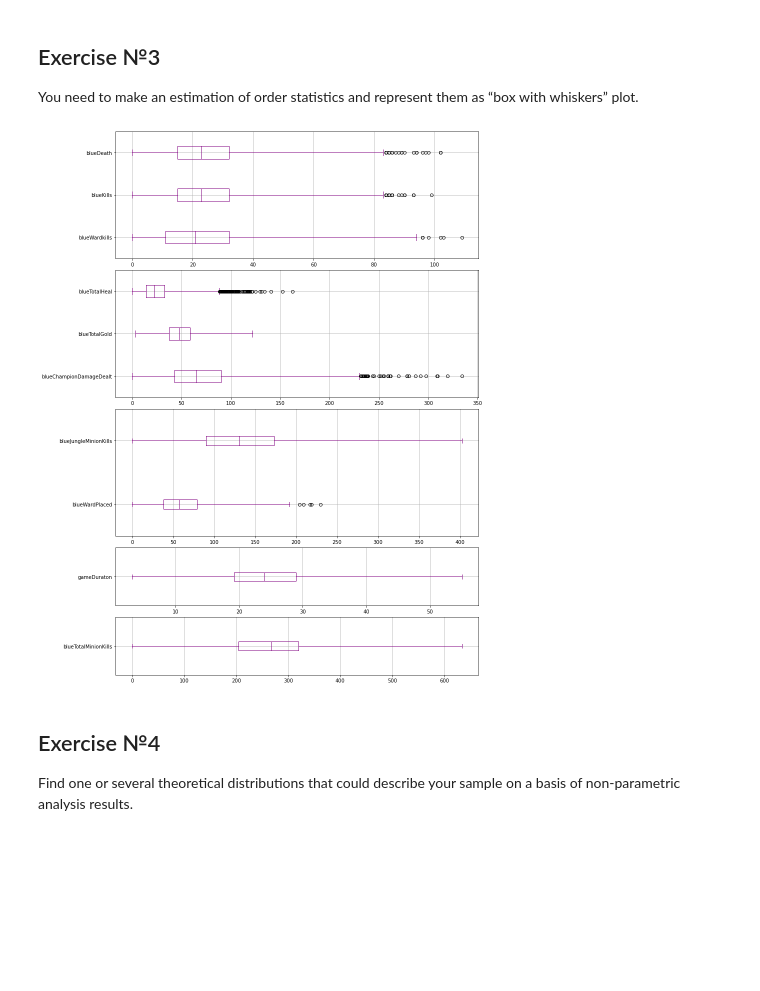
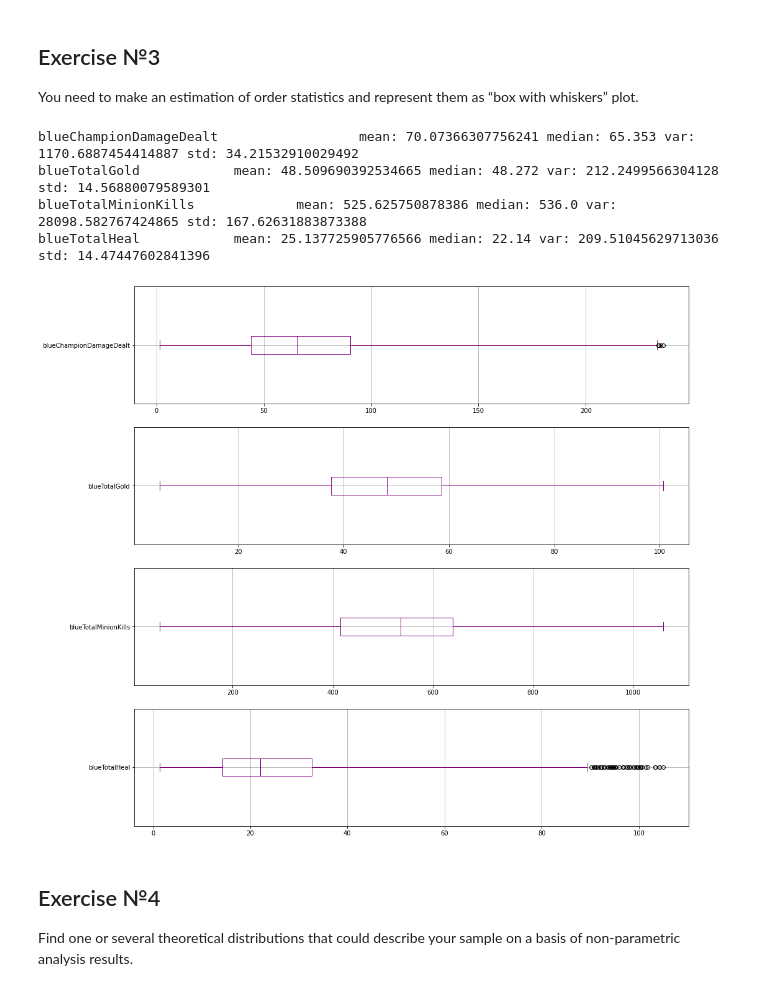
Before and after one commit to vandosik/M-M-MSA, a Jupyter notebook: Lab_1/lab_1_3thDataset.ipynb, the cells around one changed output. Saved outputs shown, nothing was run; the diff lists cells and outputs as text; code cells hidden in the pictures; blank space fills up the shorter version.

```diff
--- a/Lab_1/lab_1_3thDataset.ipynb
+++ b/Lab_1/lab_1_3thDataset.ipynb
@@ -112,32 +134,27 @@ for j in range(0, 3):
 # %% [markdown]
 ## Exercise №3
 You need to make an estimation of order statistics and represent them as “box with whiskers” plot.
-# %%
-
-for j in range(0, 3):
-    for i in range (0, 4):
-        # Calculation of sample mean, variance, standard deviation, median
-        mean = source_df[ilist[i][j]].mean()
-        var = source_df[ilist[i][j]].var()
-        std = source_df[ilist[i][j]].std()
-        median = source_df[ilist[i][j]].median()
-
-# Box plot
-gridsize = (8, 2)
-fig = plt.figure(figsize=(13, 20))
-ax1 = plt.subplot2grid(gridsize, (0, 0), colspan=2, rowspan=2)
-ax2 = plt.subplot2grid(gridsize, (2, 0), colspan=2, rowspan=2)
-ax3 = plt.subplot2grid(gridsize, (4, 0), colspan=2, rowspan=2)
-ax4 = plt.subplot2grid(gridsize, (6, 0), colspan=2, rowspan=1)
-ax5 = plt.subplot2grid(gridsize, (7, 0), colspan=2, rowspan=1)
-# fig, ax = plt.subplots(4, figsize=(15, 15))
-boxplot1 = source_df.boxplot(column=['blueWardkills', 'blueKills', 'blueDeath'], whis=3., vert=False, ax=ax1, color='purple')
-boxplot2 = source_df.boxplot(column=['blueChampionDamageDealt', 'blueTotalGold', 'blueTotalHeal'], whis=3., vert=False, ax=ax2, color='purple')
-boxplot3 = source_df.boxplot(column=['blueWardPlaced', 'blueJungleMinionKills'], whis=3., vert=False, ax=ax3, color='purple')
-boxplot4 = source_df.boxplot(column=['gameDuraton'], whis=3., vert=False, ax=ax4, color='purple')
-boxplot5 = source_df.boxplot(column=['blueTotalMinionKills'], whis=3., vert=False, ax=ax5, color='purple')
-# %% [output]
-[figure, removed]
+# %%
+# Box plot
+fig, axes = plt.subplots(len(col_names), figsize=(16, 16))
+
+for col_idx in range(len(col_names)):
+    # Calculation of sample mean, variance, standard deviation, median
+    col_name = col_names[col_idx]
+    mean = source_df[col_name].mean()
+    var = source_df[col_name].var()
+    std = source_df[col_name].std()
+    median = source_df[col_name].median()
+
+    print(col_names[col_idx] ,"\t\t", "mean:", mean, "median:", median, "var:", var, "std:", std )
+
+    boxplot = source_df.boxplot(column=col_name, whis=3.1, vert=False, ax=axes[col_idx], color='purple')
+# %% [output]
+blueChampionDamageDealt                  mean: 70.07366307756241 median: 65.353 var: 1170.6887454414887 std: 34.21532910029492
+blueTotalGold            mean: 48.509690392534665 median: 48.272 var: 212.2499566304128 std: 14.56880079589301
+blueTotalMinionKills             mean: 525.625750878386 median: 536.0 var: 28098.582767424865 std: 167.62631883873388
+blueTotalHeal            mean: 25.137725905776566 median: 22.14 var: 209.51045629713036 std: 14.47447602841396
+[figure, added]
 # %% [markdown]
 ## Exercise №4
 Find one or several theoretical distributions that could describe your sample on a basis of non-parametric analysis results.
```
Also changed, not shown: parts of 13 cells of this notebook.
